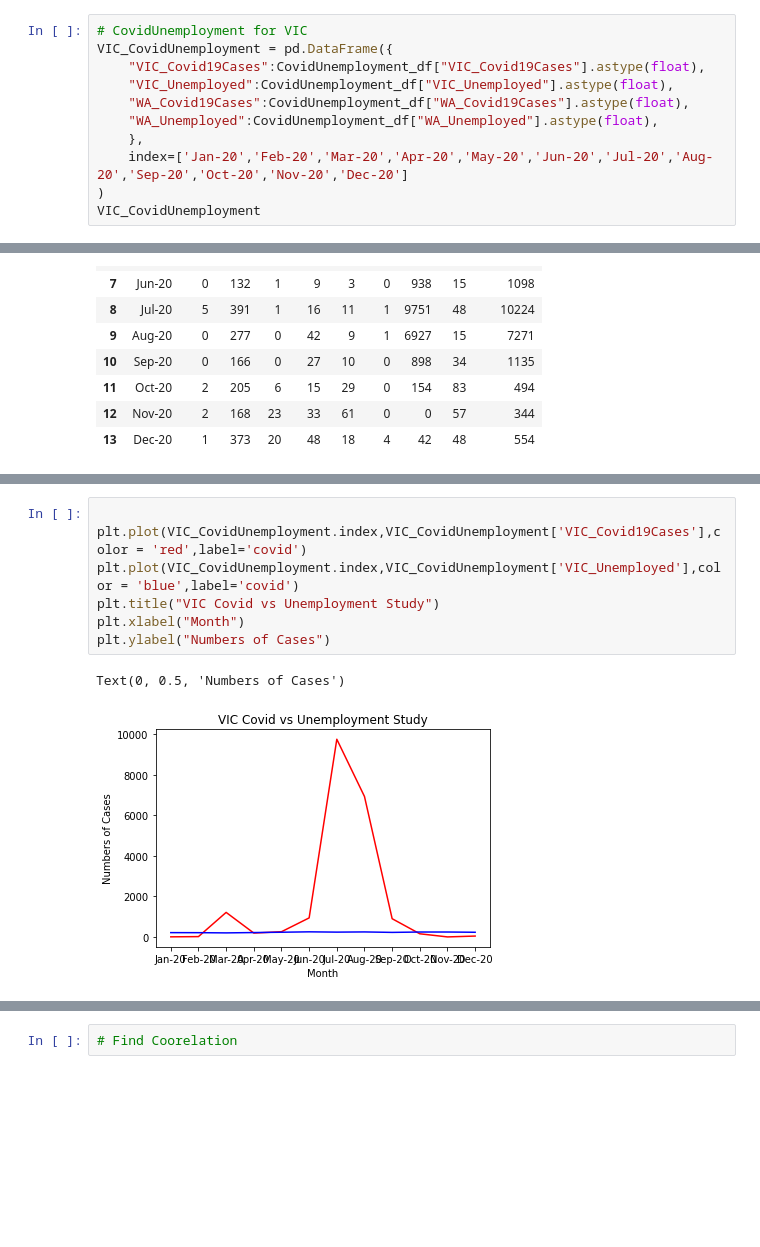
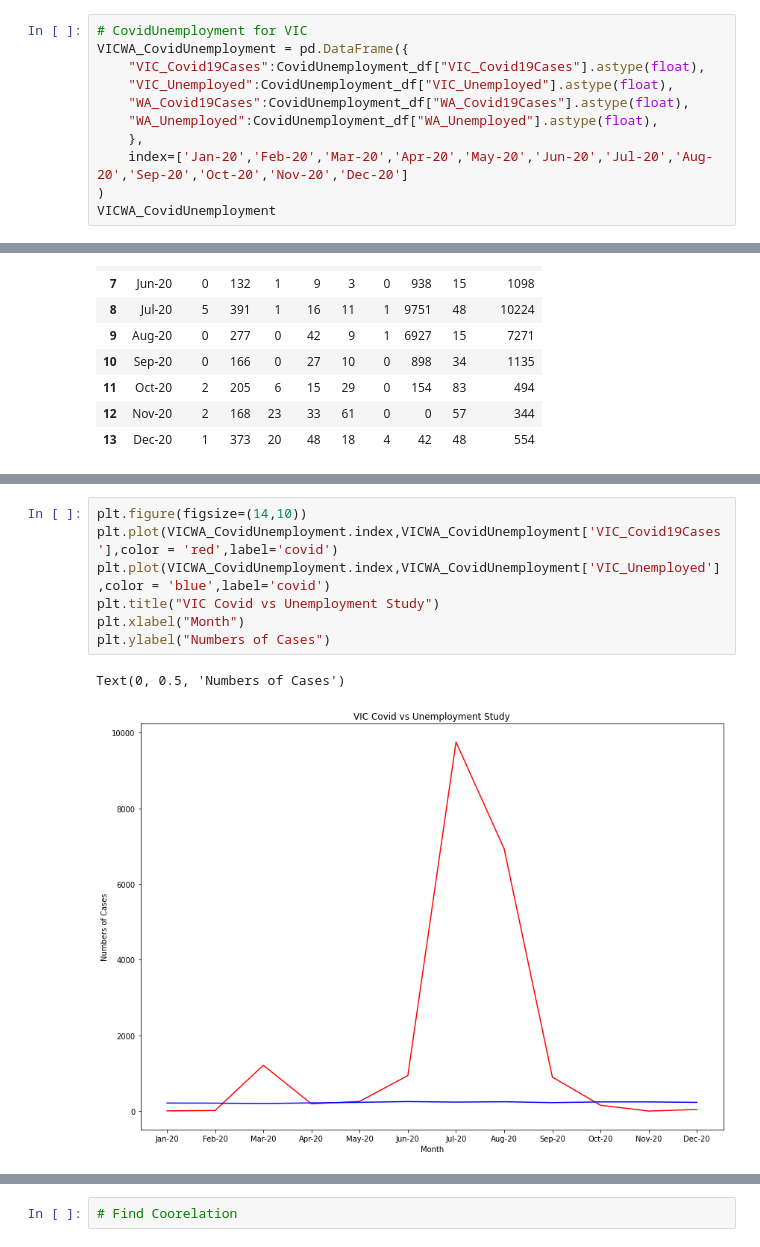
Before and after one commit to xsbaggages/Project_1, a Jupyter notebook: P1.ipynb, the cells around one changed output, grey strips where cells are left out. Cells and saved outputs as stored; diff of their text form; blank space fills up the shorter version.

Commit message:
third commit- added more graphs

```diff
--- a/P1.ipynb
+++ b/P1.ipynb
@@ -254,7 +254,7 @@ CovidUnemployment_df
 | Dec-20 | 1 | 9.0 | 373 | 270.3 | 20 | 6.7 | ... |
 # %%
 # CovidUnemployment for VIC
-VIC_CovidUnemployment = pd.DataFrame({
+VICWA_CovidUnemployment = pd.DataFrame({
     "VIC_Covid19Cases":CovidUnemployment_df["VIC_Covid19Cases"].astype(float),
     "VIC_Unemployed":CovidUnemployment_df["VIC_Unemployed"].astype(float),
     "WA_Covid19Cases":CovidUnemployment_df["WA_Covid19Cases"].astype(float),
@@ -262,7 +262,7 @@ VIC_CovidUnemployment = pd.DataFrame({
     },
     index=['Jan-20','Feb-20','Mar-20','Apr-20','May-20','Jun-20','Jul-20','Aug-20','Sep-20','Oct-20','Nov-20','Dec-20']
 )
-VIC_CovidUnemployment
+VICWA_CovidUnemployment
 # %% [output]
 |  | VIC_Covid19Cases | VIC_Unemployed | WA_Covid19Cases | WA_Unemployed |
 | Jan-20 | 4.0 | 211.4 | 1.0 | 92.1 |
@@ -319,10 +320,10 @@ plt.yscale('log')
 # %%
-
-plt.plot(VIC_CovidUnemployment.index,VIC_CovidUnemployment['VIC_Covid19Cases'],color = 'red',label='covid')
-plt.plot(VIC_CovidUnemployment.index,VIC_CovidUnemployment['VIC_Unemployed'],color = 'blue',label='covid')
+plt.figure(figsize=(14,10))
+plt.plot(VICWA_CovidUnemployment.index,VICWA_CovidUnemployment['VIC_Covid19Cases'],color = 'red',label='covid')
+plt.plot(VICWA_CovidUnemployment.index,VICWA_CovidUnemployment['VIC_Unemployed'],color = 'blue',label='covid')
 plt.title("VIC Covid vs Unemployment Study")
 plt.xlabel("Month")
 plt.ylabel("Numbers of Cases")
 # %% [output]
 Text(0, 0.5, 'Numbers of Cases')
-[figure, old version]
+[figure, new version]
```
Also changed, not shown: parts of 9 cells of this notebook.
